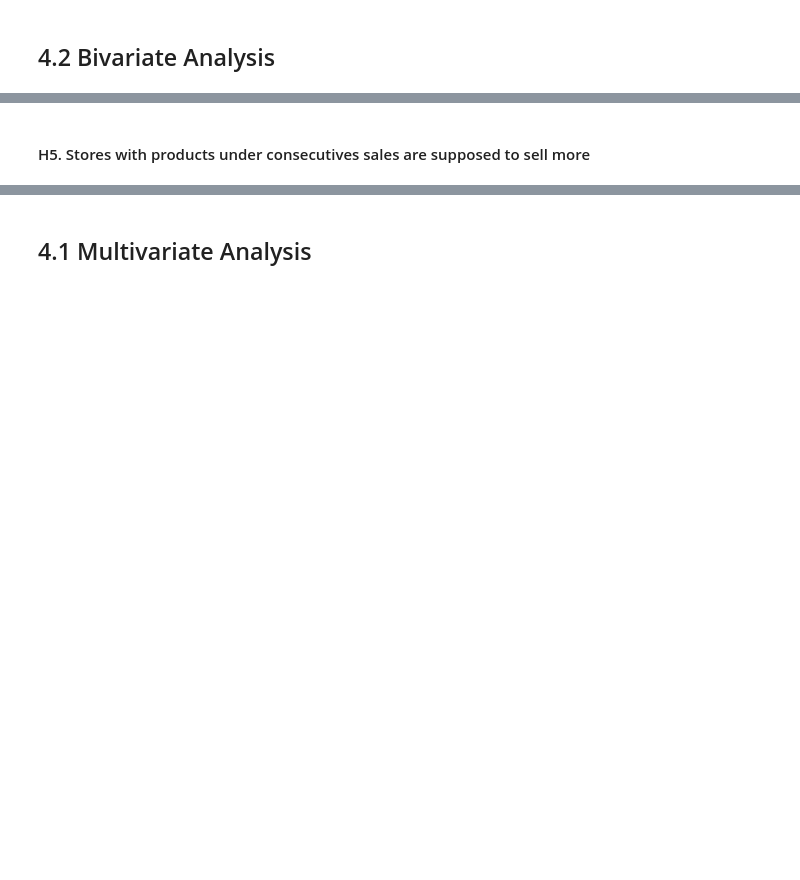
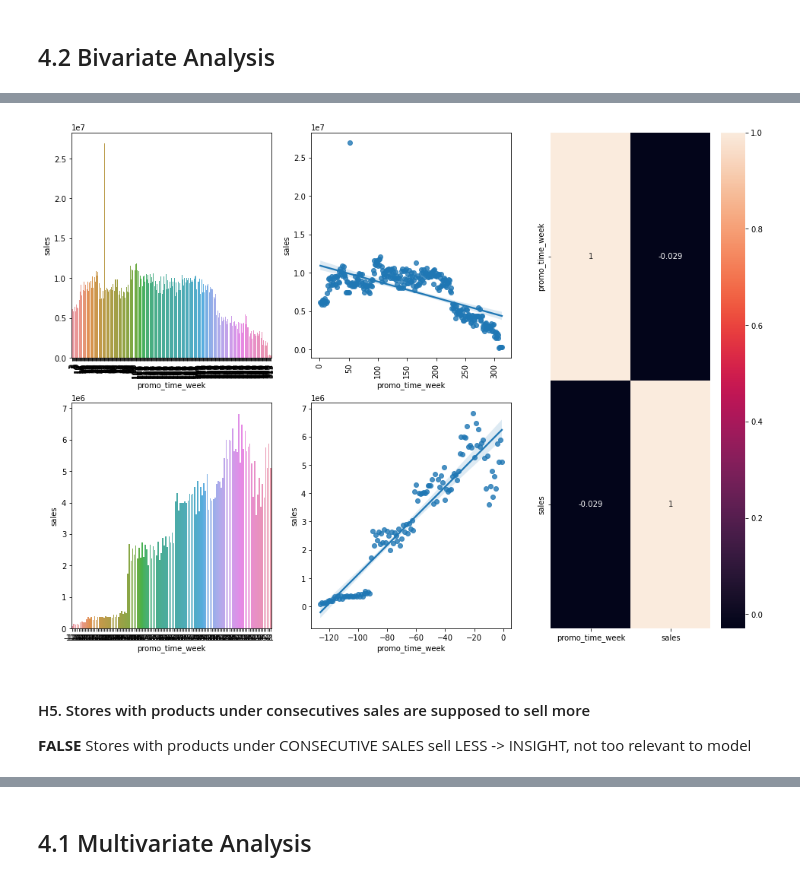
Before and after one commit to marcosbertochi/rossmann_sales_prediction, a Jupyter notebook: Rossmann_store_sales_prediction_step2.ipynb, the cells around one changed output, grey strips where cells are left out. Cells and saved outputs as stored; diff of their text form; code cells hidden in the pictures; blank space fills up the shorter version.

```diff
--- a/Rossmann_store_sales_prediction_step2.ipynb
+++ b/Rossmann_store_sales_prediction_step2.ipynb
@@ -567,16 +581,21 @@ ax['C'].tick_params(axis='x', rotation=90)
 # %%
 aux = df4[['promo_time_week','sales']].groupby('promo_time_week').sum().reset_index()
 
-fig,ax = plt.subplot_mosaic("A;B",figsize=(16,12))
+fig,ax = plt.subplot_mosaic("ABC;DEC",figsize=(16,12))
 
 promo_extendido = aux[aux['promo_time_week']>0]
 promo_regular = aux[aux['promo_time_week']<0]
 
-plt.xticks(rotation=90)
-
 sns.barplot(data=promo_extendido,x='promo_time_week',y='sales',ax=ax['A']);
 ax['A'].tick_params(axis='x', rotation=90)
-sns.barplot(data=promo_regular,x='promo_time_week',y='sales',ax=ax['B']);
+sns.barplot(data=promo_regular,x='promo_time_week',y='sales',ax=ax['D']);
 ax['B'].tick_params(axis='x', rotation=90)
+sns.heatmap(aux.corr(method='pearson'),annot=True,ax=ax['C'])
+
+sns.regplot(data=promo_extendido,x='promo_time_week',y='sales',ax=ax['B']);
+sns.regplot(data=promo_regular,x='promo_time_week',y='sales',ax=ax['E']);
+# %% [output]
+[figure, added]
 # %% [markdown]
 #### H5. Stores with products under consecutives sales are supposed to sell more
+**FALSE** Stores with products under CONSECUTIVE SALES sell LESS -> INSIGHT, not too relevant to model
```
Also changed, not shown: parts of 30 cells of this notebook.
